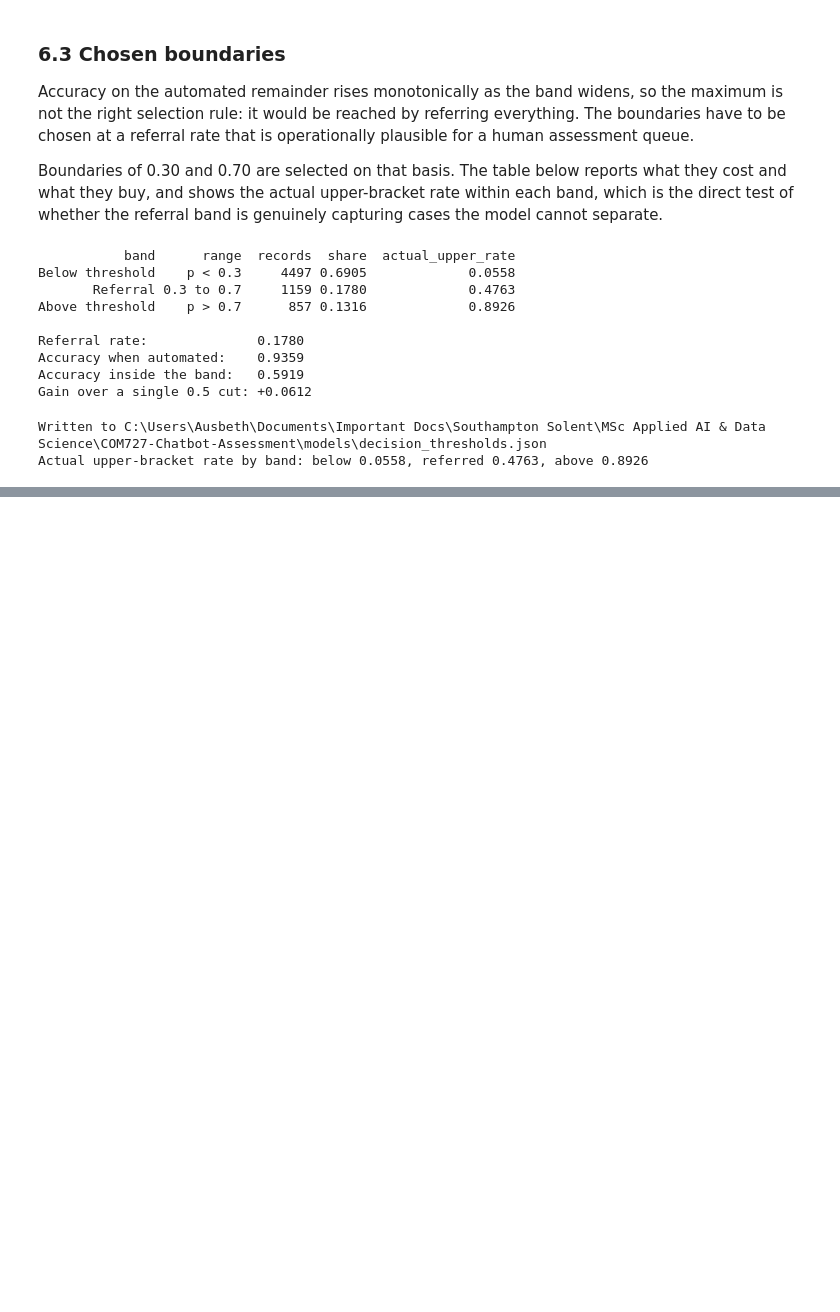
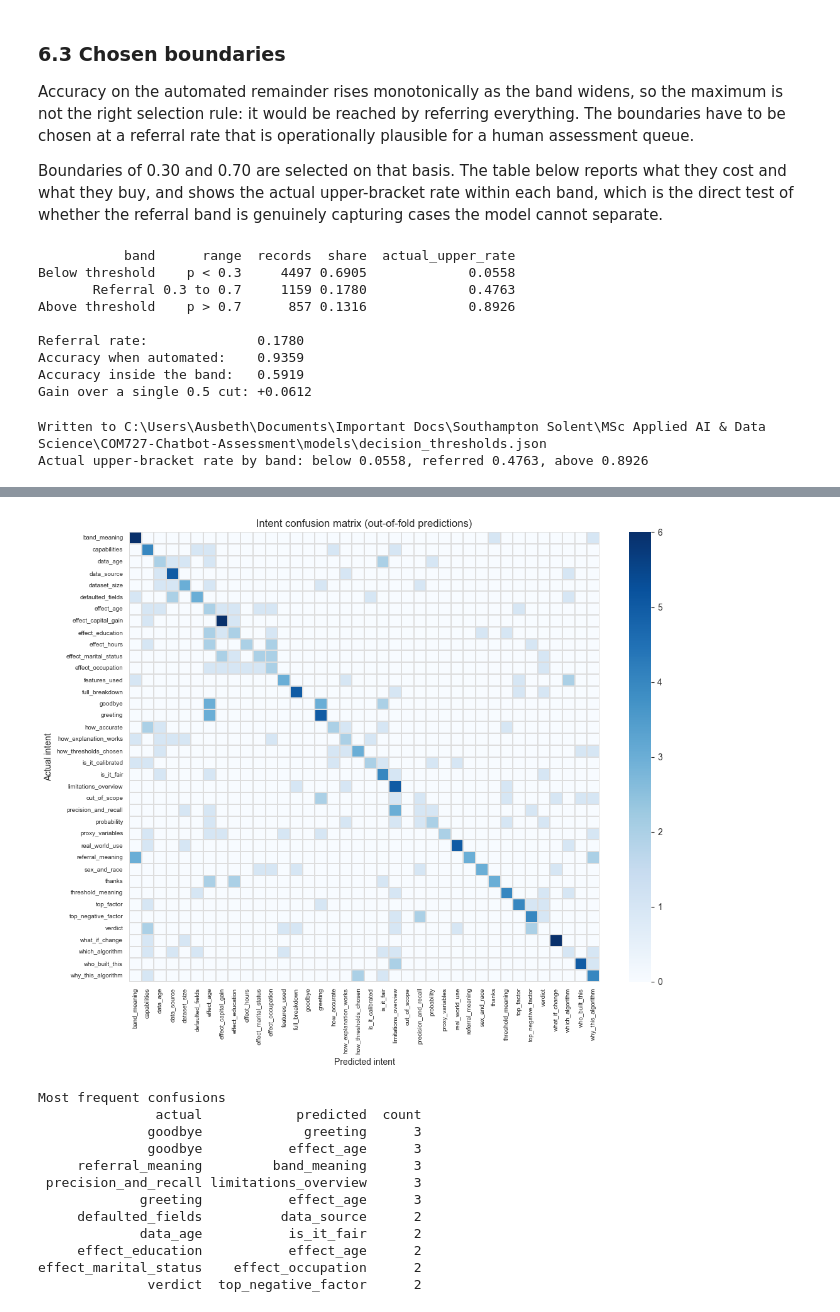
Before and after one commit to aguga04/COM727-Chatbot-Assessment, a Jupyter notebook: notebooks/01_analysis_and_modeling.ipynb, the cells around one changed output, grey strips where cells are left out. Saved outputs shown, nothing was run; the diff lists cells and outputs as text; code cells hidden in the pictures; blank space fills up the shorter version.

```diff
--- a/notebooks/01_analysis_and_modeling.ipynb
+++ b/notebooks/01_analysis_and_modeling.ipynb
@@ -826,0 +872,14 @@ Actual upper-bracket rate by band: below 0.0558, referred 0.4763, above 0.8926
+# %%
+folds = StratifiedKFold(n_splits=4, shuffle=True, random_state=RANDOM_STATE)
+
+oof_proba = cross_val_predict(
+    MultinomialNB(alpha=INTENT_ALPHA), X_intent, y_intent,
+    cv=folds, method='predict_proba')
+
+classes = np.array(sorted(set(y_intent)))
+oof_pred = classes[oof_proba.argmax(axis=1)]
+oof_conf = oof_proba.max(axis=1)
+oof_correct = oof_pred == y_intent
+
+print(f"Out-of-fold accuracy across all {len(patterns)} patterns: {oof_correct.mean():.4f}")
+print("Every pattern was predicted by a model that had not seen it.")
@@ -826,0 +926,40 @@ Actual upper-bracket rate by band: below 0.0558, referred 0.4763, above 0.8926
+# %%
+matrix = confusion_matrix(y_intent, oof_pred, labels=classes)
+
+fig_cm, ax_cm = plt.subplots(figsize=(11, 9))
+sns.heatmap(matrix, cmap='Blues', cbar=True, ax=ax_cm,
+            xticklabels=classes, yticklabels=classes,
+            linewidths=0.3, linecolor='#DDDDDD')
+ax_cm.set_xlabel('Predicted intent')
+ax_cm.set_ylabel('Actual intent')
+ax_cm.set_title('Intent confusion matrix (out-of-fold predictions)')
+plt.setp(ax_cm.get_xticklabels(), rotation=90, fontsize=7)
+plt.setp(ax_cm.get_yticklabels(), rotation=0, fontsize=7)
+fig_cm.tight_layout()
+save_figure('intent_confusion_matrix', fig_cm)
+plt.show()
+
+confusions = []
+for i, actual in enumerate(classes):
+    for j, predicted in enumerate(classes):
+        if i != j and matrix[i, j] > 0:
+            confusions.append({'actual': actual, 'predicted': predicted,
+                               'count': int(matrix[i, j])})
+
+confusion_pairs = pd.DataFrame(confusions).sort_values('count', ascending=False)
+print("Most frequent confusions")
+print(confusion_pairs.head(10).to_string(index=False))
+# %% [output]
+[figure, added]
+Most frequent confusions
+               actual            predicted  count
+              goodbye             greeting      3
+              goodbye           effect_age      3
+     referral_meaning         band_meaning      3
+ precision_and_recall limitations_overview      3
+             greeting           effect_age      3
+     defaulted_fields          data_source      2
+             data_age           is_it_fair      2
+     effect_education           effect_age      2
+effect_marital_status    effect_occupation      2
+              verdict  top_negative_factor      2
```
Also changed, not shown: parts of 14 cells of this notebook, 1 other file.
